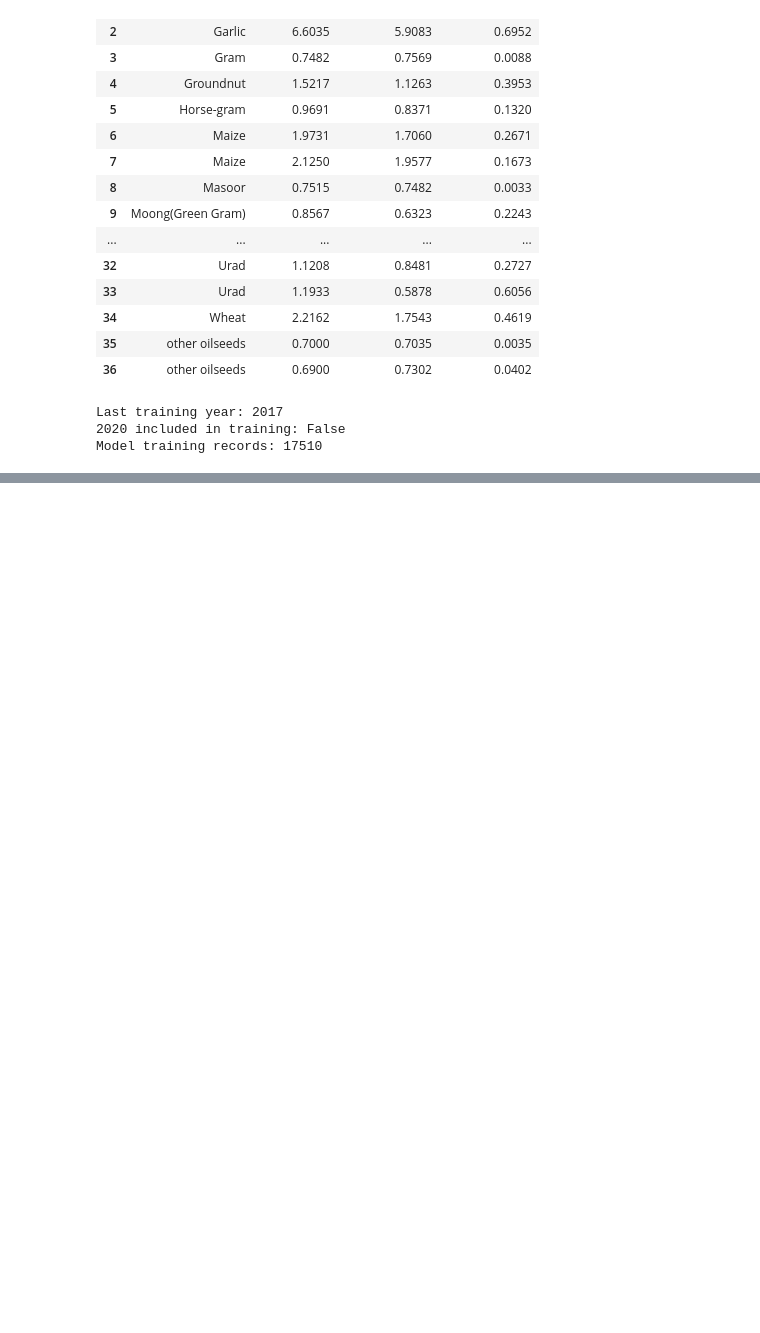
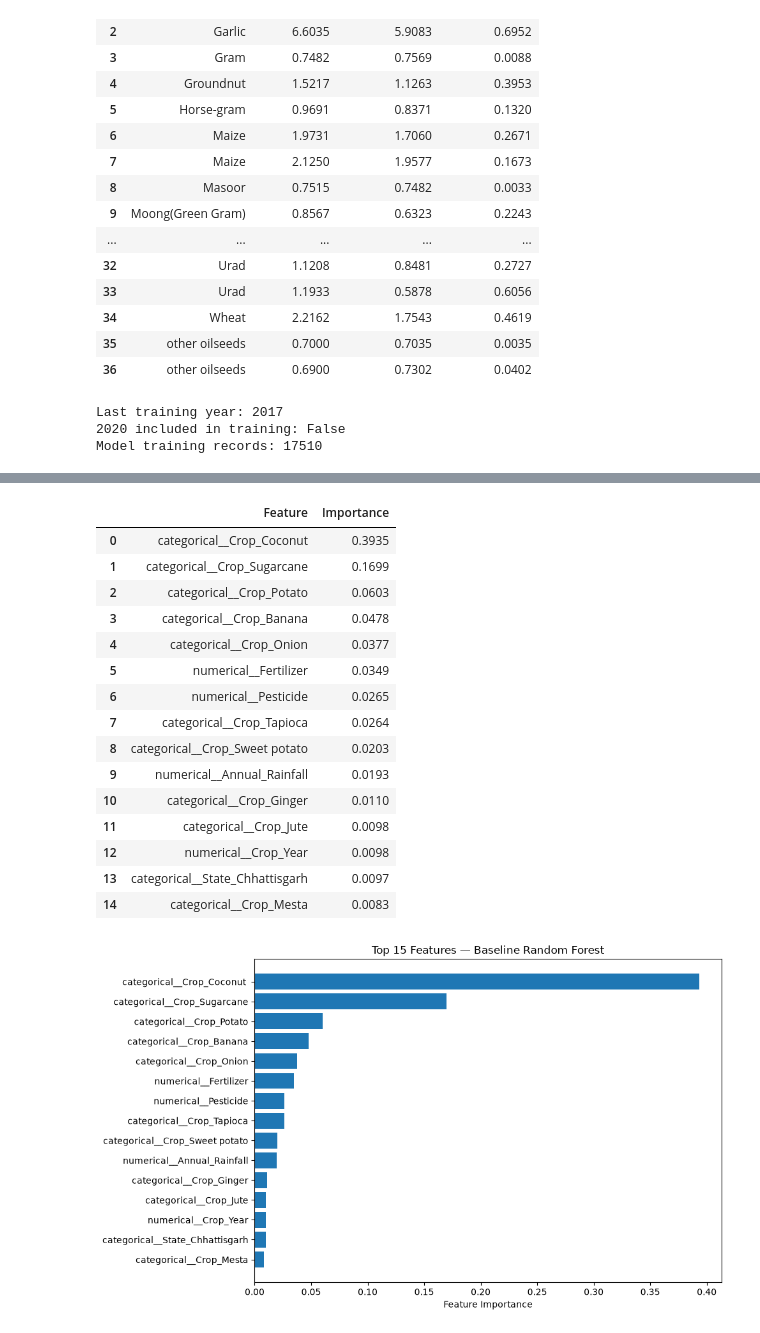
Before and after one commit to rohan24may/Crop-Yield-Analysis, a Jupyter notebook: notebooks/04_model_improvement.ipynb, the cells around one changed output, grey strips where cells are left out. Cells and saved outputs as stored; diff of their text form; code cells hidden in the pictures; blank space fills up the shorter version.

```diff
--- a/notebooks/04_model_improvement.ipynb
+++ b/notebooks/04_model_improvement.ipynb
@@ -1157,0 +2155,61 @@ Model training records: 17510
+# %%
+
+# Examine feature importance in the baseline Random Forest
+
+# Rebuild the original 100-tree model so we know exactly which model we're inspecting
+rf_100 = Pipeline([
+    ("preprocessor", preprocessor),
+    ("model", RandomForestRegressor(
+        n_estimators=100,
+        random_state=42,
+        n_jobs=-1
+    ))
+])
+
+rf_100.fit(X_train, np.log1p(y_train))
+
+rf_model = rf_100.named_steps["model"]
+feature_names = rf_100.named_steps["preprocessor"].get_feature_names_out()
+
+importance_df = pd.DataFrame({
+    "Feature": feature_names,
+    "Importance": rf_model.feature_importances_
+})
+
+importance_df = importance_df.sort_values(
+    "Importance", ascending=False
+).reset_index(drop=True)
+
+display(importance_df.head(15).round(4))
+
+plt.figure(figsize=(10, 6))
+
+top_features = importance_df.head(15).sort_values("Importance")
+
+plt.barh(
+    top_features["Feature"],
+    top_features["Importance"]
+)
+
+plt.xlabel("Feature Importance")
+plt.title("Top 15 Features — Baseline Random Forest")
+plt.tight_layout()
+plt.show()
+# %% [output]
+|  | Feature | Importance |
+| 0 | categorical__Crop_Coconut | 0.3935 |
+| 1 | categorical__Crop_Sugarcane | 0.1699 |
+| 2 | categorical__Crop_Potato | 0.0603 |
+| 3 | categorical__Crop_Banana | 0.0478 |
+| 4 | categorical__Crop_Onion | 0.0377 |
+| 5 | numerical__Fertilizer | 0.0349 |
+| 6 | numerical__Pesticide | 0.0265 |
+| 7 | categorical__Crop_Tapioca | 0.0264 |
+| 8 | categorical__Crop_Sweet potato | 0.0203 |
+| 9 | numerical__Annual_Rainfall | 0.0193 |
+| 10 | categorical__Crop_Ginger | 0.0110 |
+| 11 | categorical__Crop_Jute | 0.0098 |
+| 12 | numerical__Crop_Year | 0.0098 |
+| 13 | categorical__State_Chhattisgarh | 0.0097 |
+| 14 | categorical__Crop_Mesta | 0.0083 |
+[figure, added]
```
Also changed, not shown: parts of 32 cells of this notebook, 6 other files.
